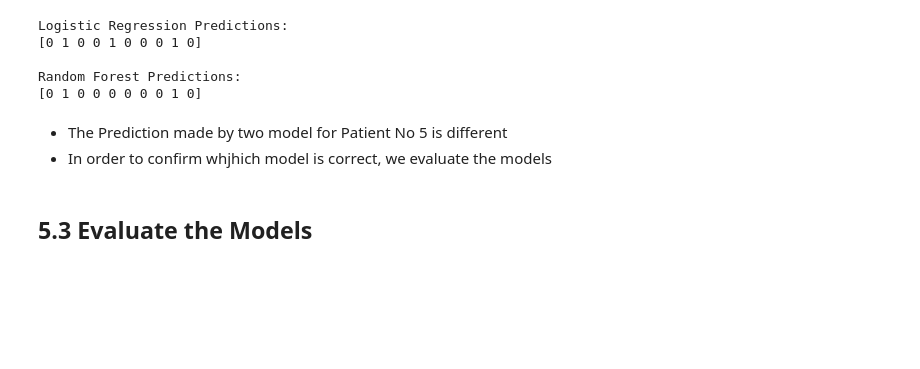
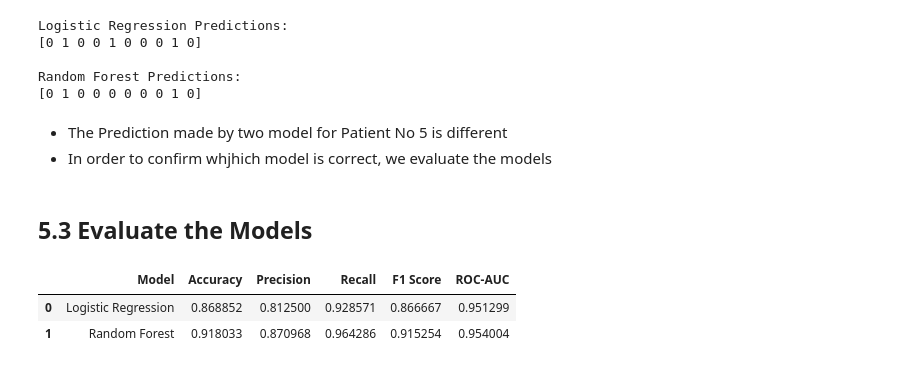
Before and after one commit to PiyushBhide/heart-disease-mlops, a Jupyter notebook: notebooks/02_feature_engineering_and_model_training.ipynb, the cells around one changed output. Saved outputs shown, nothing was run; the diff lists cells and outputs as text; code cells hidden in the pictures; blank space fills up the shorter version.

```diff
--- a/notebooks/02_feature_engineering_and_model_training.ipynb
+++ b/notebooks/02_feature_engineering_and_model_training.ipynb
@@ -212,6 +212,12 @@ logistic_predictions = logistic_pipeline.predict(X_test)
 
 # Random Forest predictions
 random_forest_predictions = random_forest_pipeline.predict(X_test)
+# %%
+# Probability predictions for ROC-AUC
+
+logistic_probabilities = logistic_pipeline.predict_proba(X_test)[:, 1]
+
+random_forest_probabilities = random_forest_pipeline.predict_proba(X_test)[:, 1]
 # %% [markdown]
 ## 5.2 Check for the predictions
  - Instead inspection all test samples we will look at first 10 predictioins, This is Slicing
@@ -235,5 +249,5 @@ Random Forest Predictions:
 # %%
-def evaluate_model(model_name, y_true, y_pred):
+def evaluate_model(model_name, y_true, y_pred, y_prob):
     """
     Evaluate a classification model and return key performance metrics.
     """
@@ -242,11 +256,44 @@ def evaluate_model(model_name, y_true, y_pred):
     precision = precision_score(y_true, y_pred)
     recall = recall_score(y_true, y_pred)
     f1 = f1_score(y_true, y_pred)
+    roc_auc = roc_auc_score(y_true, y_prob)
 
     return {
         "Model": model_name,
         "Accuracy": accuracy,
         "Precision": precision,
         "Recall": recall,
-        "F1 Score": f1
+        "F1 Score": f1,
+        "ROC-AUC": roc_auc
     }
+# %%
+# Evaluate Logistic Regression
+
+logistic_results = evaluate_model(
+    "Logistic Regression",
+    y_test,
+    logistic_predictions,
+    logistic_probabilities
+)
+
+# Evaluate Random Forest
+
+random_forest_results = evaluate_model(
+    "Random Forest",
+    y_test,
+    random_forest_predictions,
+    random_forest_probabilities
+)
+
+# Comparison table
+
+model_results = pd.DataFrame([
+    logistic_results,
+    random_forest_results
+])
+
+model_results
+# %% [output]
+|  | Model | Accuracy | Precision | Recall | F1 Score | ROC-AUC |
+| 0 | Logistic Regression | 0.868852 | 0.812500 | 0.928571 | 0.866667 | 0.951299 |
+| 1 | Random Forest | 0.918033 | 0.870968 | 0.964286 | 0.915254 | 0.954004 |
```
Also changed, not shown: parts of 2 cells of this notebook, 3 other files.
